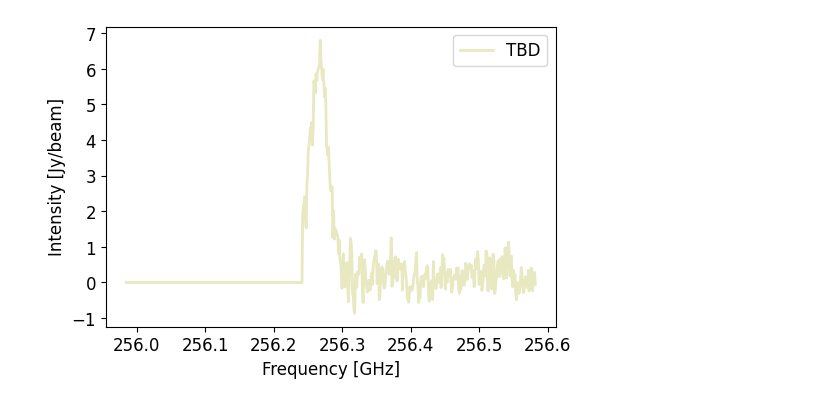
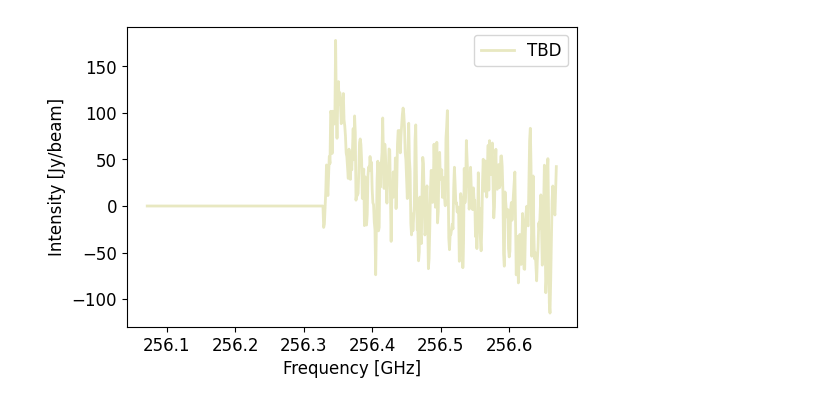
Before and after one commit to tcc2003/astroimagAna, a Jupyter notebook: spectraAna.ipynb, the cells around one changed output. Saved outputs shown, nothing was run; the diff lists cells and outputs as text; code cells hidden in the pictures.

Commit message:
stack all pixels

```diff
--- a/spectraAna.ipynb
+++ b/spectraAna.ipynb
@@ -169,8 +169,8 @@ def initial_value( freq_array, intensity_array, rms_noise = 0.000035, amp_freq =
     intensity_array = intensity_array
 
     rms_noise  = rms_noise
-    freq_array = freq_array[ intensity_array > (50.0 * rms_noise ) ]
-    intensity_array = intensity_array [ intensity_array > (50.0 * rms_noise ) ]
+    freq_array = freq_array[ intensity_array > (100.0 * rms_noise ) ]
+    intensity_array = intensity_array [ intensity_array > (100.0 * rms_noise ) ]
 
     num_freq = len(freq_array)
     weighted_sum    = np.sum( freq_array * intensity_array )
@@ -374,6 +374,7 @@ class spectraAna:
             if verbose == True:
                 print('Reading FITS image cube :' + self.fitscubename)
 
+
         # import FITS image to HDU
         self.Ihdu = fits.open(fitscubename)
 
@@ -390,7 +391,7 @@ class spectraAna:
 
     def get_velocity(self, verbose = False):
         '''
-        The task to fit centroid velocity pixel-by-pixel.
+        The task to fit centroid frequency pixel-by-pixel.
 
         Input:
         freq_array [1D numpy array] :
@@ -400,7 +401,7 @@ class spectraAna:
 
         '''
         if verbose == True:
-            print('Fitting centroid velocities')
+            print('Fitting centroid frequencies')
 
 
         centroid_freq = fit_1dgaus(freq_array/1e9, intensity_array)
@@ -452,9 +453,12 @@ class spectraAna:
         if verbose == True:
             print('Stacking the unredshifted/unblueshifted spectra')
 
-        stack_intensity = np.sum(intensity_list, axis = 0)
-        plot_spectra(shift_freq/1e9 , stack_intensity,
-                     outPDF_name = )
+
+        stacked_intensity = np.stack(intensity_list, axis=0)
+        sum_intensity     = np.sum(stacked_intensity, axis=0)
+
+        plot_spectra(shift_freq/1e9 , sum_intensity[2],
+                     outPDF_filename = 'stacked_spectra.pdf')
 # %%
 ############ Major flow of data analysis ###############################
 
@@ -467,49 +471,44 @@ naxis1     = myAnalysis.naxis1
 naxis2     = myAnalysis.naxis2
 naxis3     = myAnalysis.naxis3
 crpix3     = myAnalysis.crpix3
 cdelt3     = myAnalysis.cdelt3
 crval3     = myAnalysis.crval3
 freq_array = np.zeros( naxis3 )
 freq_array = crval3 + ( np.arange(naxis3) + 1 - crpix3 ) * cdelt3
 
 
-## Choose the intensity arrays without nan
+## Set a list of the intensity arrays without nan
 intensity_list = []
-for xpix in range(415,425):
-    for ypix in range(515,525):
+for xpix in range(0,naxis1):
+    for ypix in range(0,naxis2):
         intensity_array = myAnalysis.Ihdu[0].data[0][:, ypix, xpix]
 
-        #plot_spectra(
-        #              freq_array/1e9,
-        #              intensity_array,
-        #              datalabel = f'({xpix + 1},{ypix + 1})'
-        #            )
+        if not np.any( np.isnan(intensity_array)):
+            x = xpix
+            y = ypix
+            intensity_list.append((x, y, intensity_array))
 
 
-        if not np.any( np.isnan(intensity_array) ):
-
-            intensity_list.append(intensity_array)
-
-
-## To do the gaussian fitting and unredshift/unblueshift
+## To do the gaussian fitting
 filename = 'gaussian_err.log'
 os.system('rm -rf '+ filename)
 with open(filename,'w') as f:
 
-    for intensity_array in intensity_list:
+    for x, y, intensity_array in intensity_list:
 
         try:
             centroid_freq = myAnalysis.get_velocity(verbose = False)
 
         except:
-            outstring = f'Pixels (i,j)= ({xpix},{ypix})' + ' failed in Gaussian fittings'
+            out_string = f'Pixels (i,j)= ({x},{y})' + ' failed in Gaussian fittings\n'
             f.write(out_string)
+            intensity_list.remove((x,y,intensity_array))
 
-    f.close()
 
+## Unredshift/unblueshift
 shift_freq = myAnalysis.unrbshift_spectra(verbose = False)
 
-# Stack the spectra and plot it
+## Stack the spectra and plot it
 myAnalysis.stack_spectra(verbose = False)
 # %% [output]
-[figure, old version]
+[figure, new version]
```
Also changed, not shown: parts of 5 cells of this notebook, 3 other files.
